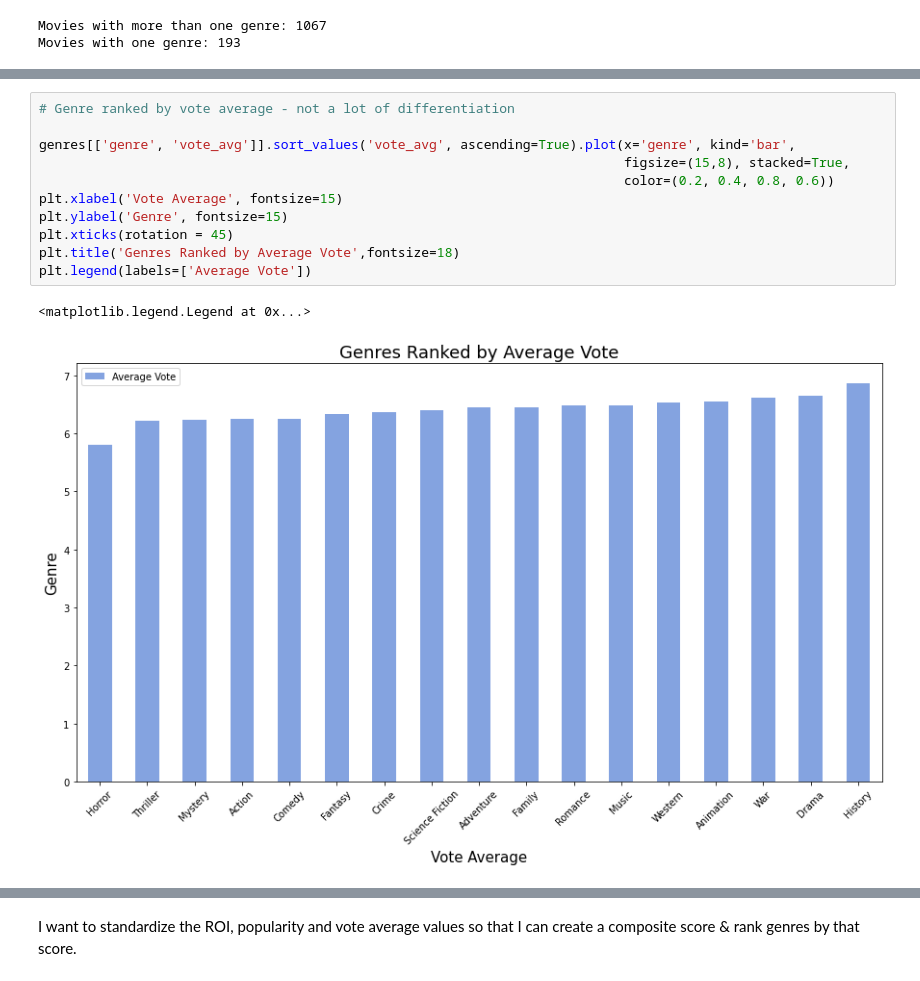
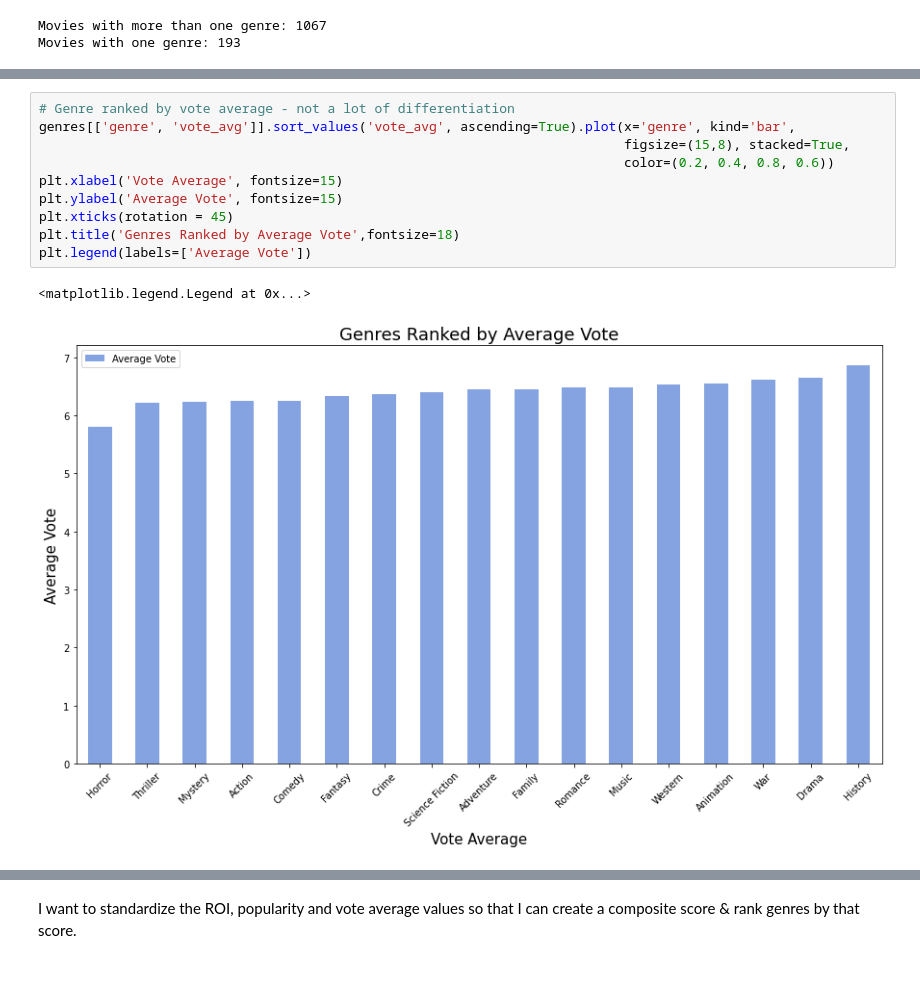
Before and after one commit to ntdoris/movie-revenue-analysis, a Jupyter notebook: natalya_doris_project1.ipynb, the cells around one changed output, grey strips where cells are left out. Saved outputs shown, nothing was run; the diff lists cells and outputs as text.

```diff
--- a/natalya_doris_project1.ipynb
+++ b/natalya_doris_project1.ipynb
@@ -910,17 +906,16 @@ plt.legend(labels=['ROI'])
 [figure]
 # %%
 # Genre ranked by vote average - not a lot of differentiation
-
 genres[['genre', 'vote_avg']].sort_values('vote_avg', ascending=True).plot(x='genre', kind='bar',
                                                                            figsize=(15,8), stacked=True,
                                                                            color=(0.2, 0.4, 0.8, 0.6))
 plt.xlabel('Vote Average', fontsize=15)
-plt.ylabel('Genre', fontsize=15)
+plt.ylabel('Average Vote', fontsize=15)
 plt.xticks(rotation = 45)
 plt.title('Genres Ranked by Average Vote',fontsize=18)
 plt.legend(labels=['Average Vote'])
 # %% [output]
 <matplotlib.legend.Legend at 0x...>
-[figure, old version]
+[figure, new version]
 # %%
 # Genre ranked by popularity
```
Also changed, not shown: parts of 17 cells of this notebook.
